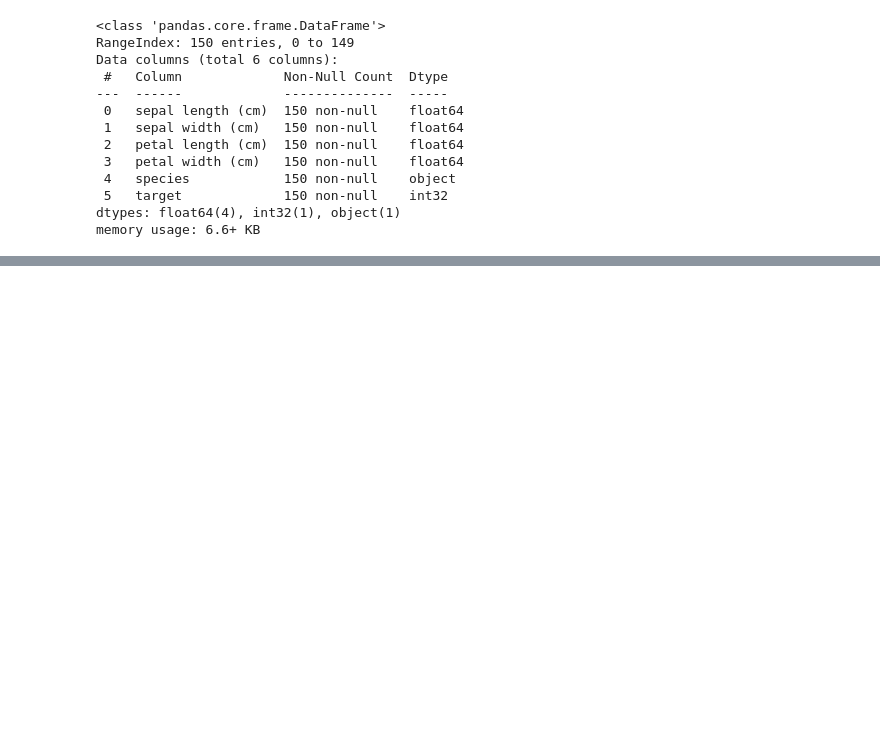
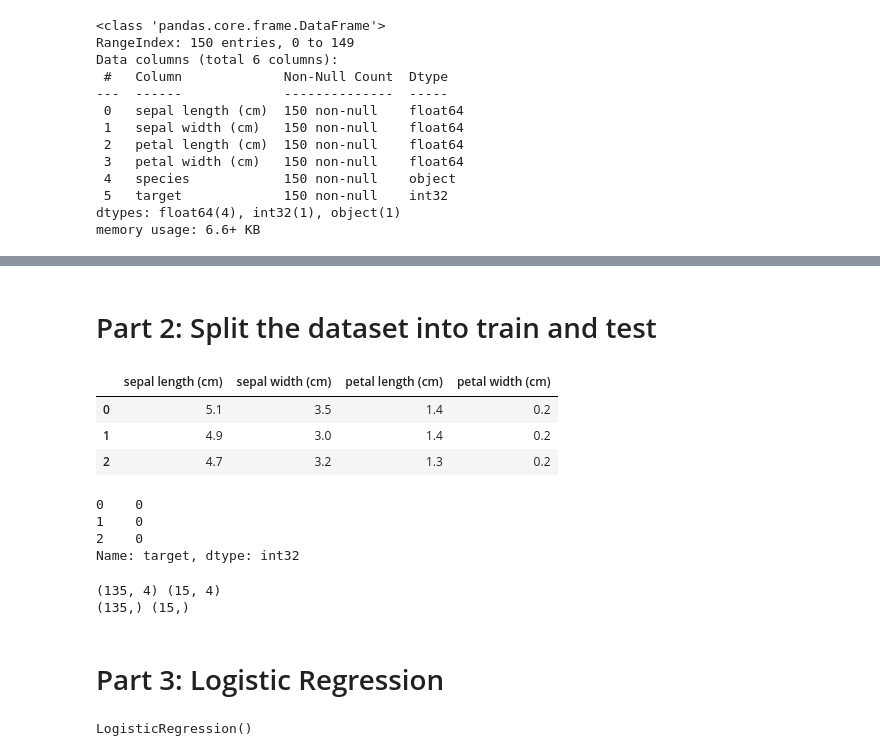
Before and after one commit to billydavila/CSC448, a Jupyter notebook: Judging Flowers/Judging Flowers.ipynb, the cells around one changed output, grey strips where cells are left out. Cells and saved outputs as stored; diff of their text form; code cells hidden in the pictures; blank space fills up the shorter version.

```diff
--- a/Judging Flowers/Judging Flowers.ipynb
+++ b/Judging Flowers/Judging Flowers.ipynb
@@ -96,0 +132,20 @@ Explain what the data is in your own words. What are your features and labels? W
+# %% [markdown]
+# Part 2: Split the dataset into train and test
+# %%
+# Take the dataset and split it into our features (X) and label (y)
+X = irisDataFrame[iris.feature_names] # Features
+Y = irisDataFrame['target']
+# %%
+X.head(3)
+# %% [output]
+|  | sepal length (cm) | sepal width (cm) | petal length (cm) | petal width (cm) |
+| 0 | 5.1 | 3.5 | 1.4 | 0.2 |
+| 1 | 4.9 | 3.0 | 1.4 | 0.2 |
+| 2 | 4.7 | 3.2 | 1.3 | 0.2 |
+# %%
+Y.head(3)
+# %% [output]
+0    0
+1    0
+2    0
+Name: target, dtype: int32
@@ -96,0 +156,15 @@ Explain what the data is in your own words. What are your features and labels? W
+# %%
+# Check the shapes
+print ( X_train.shape, X_test.shape )
+print( Y_train.shape, Y_test.shape )
+# %% [output]
+(135, 4) (15, 4)
+(135,) (15,)
+# %% [markdown]
+# Part 3: Logistic Regression
+# %%
+# i. Use sklearn to train a LogisticRegression model on the training set
+logistic_regression = linear_model.LogisticRegression().fit(X_train, Y_train)
+logistic_regression
+# %% [output]
+LogisticRegression()
```
Also changed, not shown: parts of 28 cells of this notebook.
